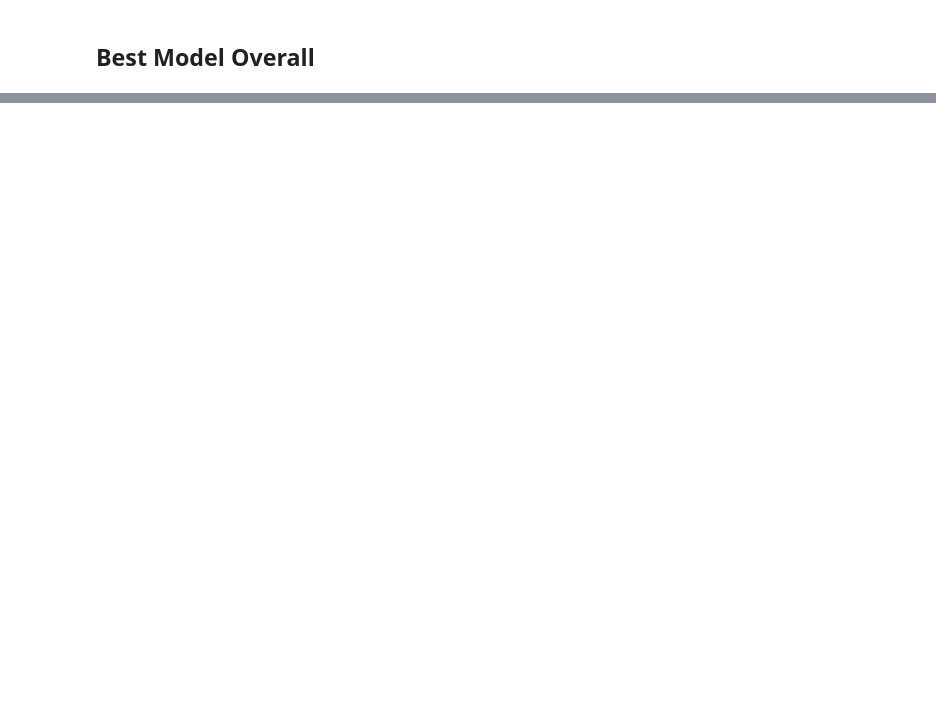
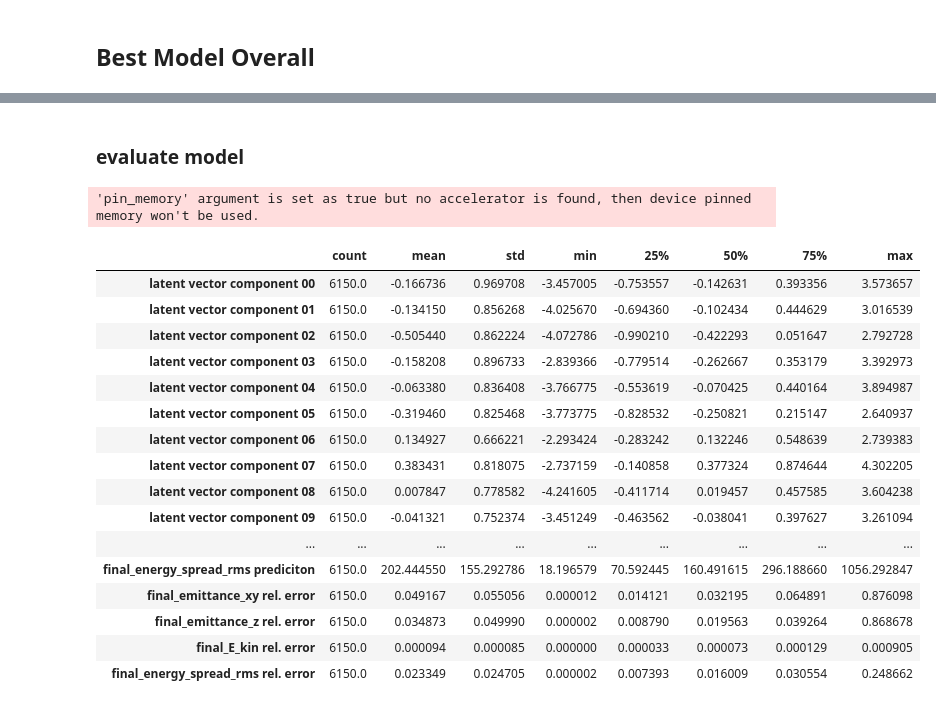
Before and after one commit to Kwasniok/opal-photo-injector-surrogate-model, a Jupyter notebook: 5_experiment_evaluation.ipynb, the cells around one changed output, grey strips where cells are left out. Saved outputs shown, nothing was run; the diff lists cells and outputs as text; code cells hidden in the pictures; blank space fills up the shorter version.

```diff
--- a/5_experiment_evaluation.ipynb
+++ b/5_experiment_evaluation.ipynb
@@ -121,0 +149,6 @@ Name: 0, dtype: object
+# %%
+selected_version_path = os.path.join(
+    args.logs_path, args.experiment_name, selected_version
+)
+selected_ckpt_path = os.path.join(selected_version_path, "best.ckpt")
+selected_version_path
@@ -121,0 +213,3 @@ Name: 0, dtype: object
+# %%
+model = MultiLayerLeakyReLUModel.load_from_checkpoint(selected_ckpt_path)
+model.eval()
@@ -121,0 +233,2 @@ Name: 0, dtype: object
+# %% [markdown]
+### evaluate model
@@ -121,0 +237,56 @@ Name: 0, dtype: object
+# %%
+def back_trafo_x(x):
+    return x * x_std + x_mean
+
+
+def back_trafo_y(y):
+    return y * y_std + y_mean
+# %%
+results = defaultdict(list)
+with torch.no_grad():
+    for x, y in test_data_loader:
+        y_pred = model(x)
+
+        # transform back
+        x = back_trafo_x(x)
+        y = back_trafo_y(y)
+        y_pred = back_trafo_y(y_pred)
+
+        results["x"].append(x)
+        results["y"].append(y)
+        results["y_pred"].append(y_pred)
+        results["y_rel_err"].append(((y_pred - y) / (y)).abs())
+
+for k, v in results.items():
+    results[k] = torch.cat(v).cpu().numpy()
+
+results = (
+    {k: results["x"][:, i] for i, k in enumerate(x_params)}
+    | {k: results["y"][:, i] for i, k in enumerate(y_params)}
+    | {f"{k} prediciton": results["y_pred"][:, i] for i, k in enumerate(y_params)}
+    | {f"{k} rel. error": results["y_rel_err"][:, i] for i, k in enumerate(y_params)}
+)
+
+results = pd.DataFrame(results)
+# %% [output]
+'pin_memory' argument is set as true but no accelerator is found, then device pinned memory won't be used.
+# %%
+results.describe().transpose()
+# %% [output]
+|  | count | mean | std | min | 25% | 50% | 75% | max |
+| latent vector component 00 | 6150.0 | -0.166736 | 0.969708 | -3.457005 | -0.753557 | -0.142631 | 0.393356 | 3.573657 |
+| latent vector component 01 | 6150.0 | -0.134150 | 0.856268 | -4.025670 | -0.694360 | -0.102434 | 0.444629 | 3.016539 |
+| latent vector component 02 | 6150.0 | -0.505440 | 0.862224 | -4.072786 | -0.990210 | -0.422293 | 0.051647 | 2.792728 |
+| latent vector component 03 | 6150.0 | -0.158208 | 0.896733 | -2.839366 | -0.779514 | -0.262667 | 0.353179 | 3.392973 |
+| latent vector component 04 | 6150.0 | -0.063380 | 0.836408 | -3.766775 | -0.553619 | -0.070425 | 0.440164 | 3.894987 |
+| latent vector component 05 | 6150.0 | -0.319460 | 0.825468 | -3.773775 | -0.828532 | -0.250821 | 0.215147 | 2.640937 |
+| latent vector component 06 | 6150.0 | 0.134927 | 0.666221 | -2.293424 | -0.283242 | 0.132246 | 0.548639 | 2.739383 |
+| latent vector component 07 | 6150.0 | 0.383431 | 0.818075 | -2.737159 | -0.140858 | 0.377324 | 0.874644 | 4.302205 |
+| latent vector component 08 | 6150.0 | 0.007847 | 0.778582 | -4.241605 | -0.411714 | 0.019457 | 0.457585 | 3.604238 |
+| latent vector component 09 | 6150.0 | -0.041321 | 0.752374 | -3.451249 | -0.463562 | -0.038041 | 0.397627 | 3.261094 |
+| ... | ... | ... | ... | ... | ... | ... | ... | ... |
+| final_energy_spread_rms prediciton | 6150.0 | 202.444550 | 155.292786 | 18.196579 | 70.592445 | 160.491615 | 296.188660 | 1056.292847 |
+| final_emittance_xy rel. error | 6150.0 | 0.049167 | 0.055056 | 0.000012 | 0.014121 | 0.032195 | 0.064891 | 0.876098 |
+| final_emittance_z rel. error | 6150.0 | 0.034873 | 0.049990 | 0.000002 | 0.008790 | 0.019563 | 0.039264 | 0.868678 |
+| final_E_kin rel. error | 6150.0 | 0.000094 | 0.000085 | 0.000000 | 0.000033 | 0.000073 | 0.000129 | 0.000905 |
+| final_energy_spread_rms rel. error | 6150.0 | 0.023349 | 0.024705 | 0.000002 | 0.007393 | 0.016009 | 0.030554 | 0.248662 |
```
Also changed, not shown: parts of 13 cells of this notebook, 5 other files.
